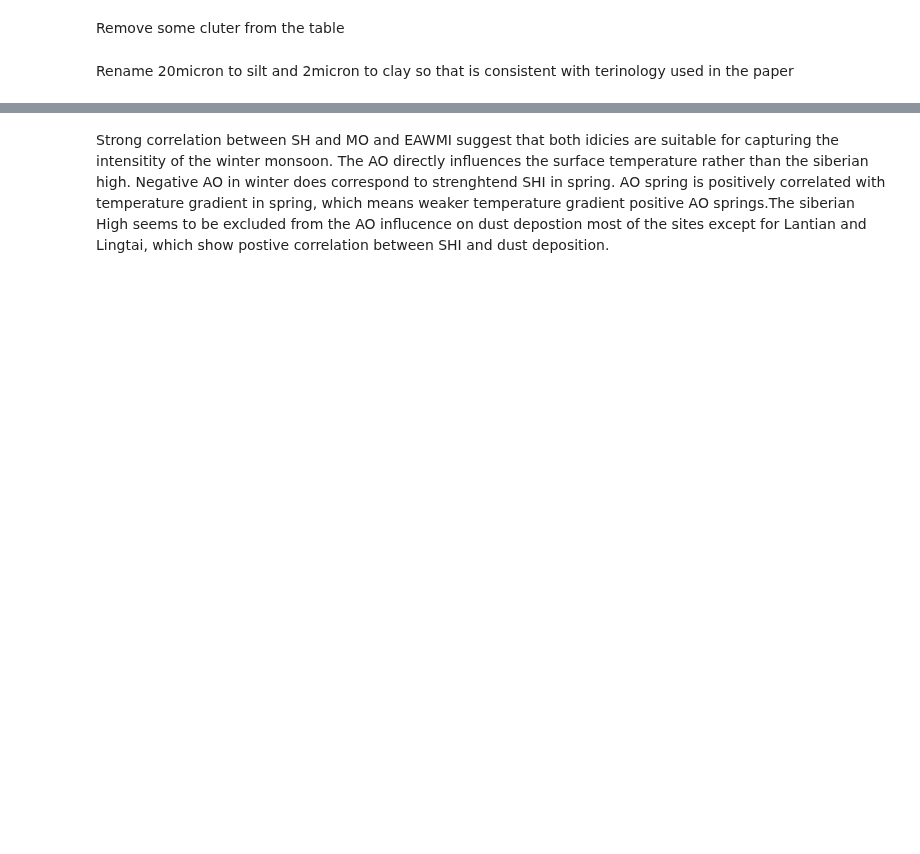
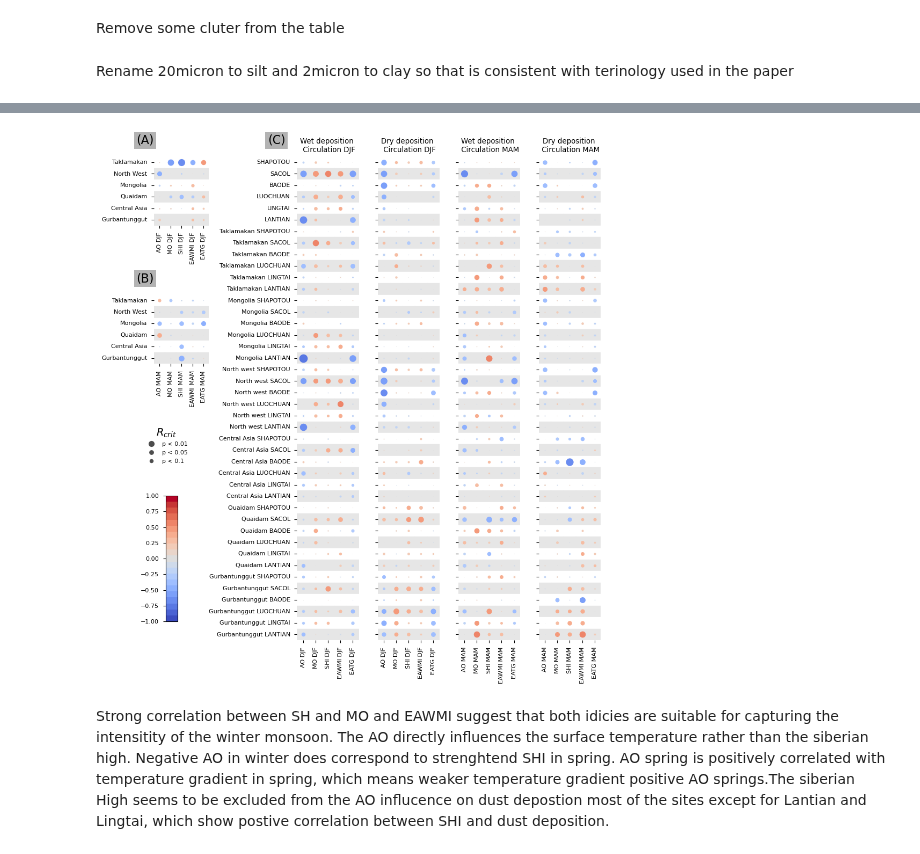
Before and after one commit to MasterOnDust/AGU_JGR_CLP_SOURCE_WORKFLOW, a Jupyter notebook: Master_thesis_UiO_workflow/workflow/notebooks/AGU_paper_figures/Plot_correlation_matrix_v2.py.ipynb, the cells around one changed output, grey strips where cells are left out. Saved outputs shown, nothing was run; the diff lists cells and outputs as text; code cells hidden in the pictures; blank space fills up the shorter version.

Commit message:
re arange plot

```diff
--- a/Master_thesis_UiO_workflow/workflow/notebooks/AGU_paper_figures/Plot_correlation_matrix_v2.py.ipynb
+++ b/Master_thesis_UiO_workflow/workflow/notebooks/AGU_paper_figures/Plot_correlation_matrix_v2.py.ipynb
@@ -163,3 +90,75 @@ if to_file:
+# %%
+def plot_corrs(detrended):
+    fig,ax = plt.subplots(figsize=(7.3,11.7), ncols=4, sharey=True,)
+    windicies = ['AO DJF','MO DJF', 'SHI DJF','EAWMI DJF', 'EATG DJF']
+    sinidcies = ['AO MAM','MO MAM', 'SHI MAM','EAWMI MAM','EATG MAM']
+    winter_correlation = detrended[new_column_names+windicies].corr()[windicies]
+    spring_correlation = detrended[new_column_names+sinidcies].corr()[sinidcies]
+
+    wetdep_names = [f'{s} {loc} {tag}' for s, loc, tag in product(new_regions ,locs, ['wetdep'])]
+    drydep_names = [f'{s} {loc} {tag}' for s, loc, tag in product(new_regions ,locs, ['drydep'])]
+    wcorr_dd = winter_correlation.drop(wetdep_names+windicies, axis=0)
+    wcorr_dw = winter_correlation.drop(drydep_names+windicies, axis=0)
+    scorr_dd = spring_correlation.drop(wetdep_names+sinidcies, axis=0)
+    scorr_dw = spring_correlation.drop(drydep_names+sinidcies, axis=0)
+
+    data = {'Wet deposition \n Circulation DJF': wcorr_dw,
+           'Dry deposition \n Circulation DJF': wcorr_dd,
+           'Wet deposition \n Circulation MAM' : scorr_dw,
+           'Dry deposition \n Circulation MAM': scorr_dd}
+
+    cmap = matplotlib.cm.get_cmap('coolwarm',21)
+
+
+
+    for dn,axi in zip(data,ax):
+        axi.set_title(dn)
+        sns.heatmap(data[dn],ax=axi, cmap=cmap, vmin=-1, vmax=1,cbar=False)
+        create_bubbles(data[dn],axi)
+    ytickslabs = [' '.join(i.split(' ')[:-1]).strip() for i in wcorr_dd.index]
+    ax[0].set_yticklabels(ytickslabs)
+    ax[0].text(0.05,0.90,'(C)', transform=fig.transFigure, fontsize=16,
+              bbox=dict(facecolor='0.7', edgecolor='none', pad=3.0))
+    plt.subplots_adjust(wspace=0.3)
+    ax4 = fig.add_axes([-0.24,0.77,0.14,0.11])
+    skeys = ['Taklamakan','North West', 'Mongolia', 'Quaidam', 'Central Asia', 'Gurbantunggut']
+    emi_wintercorr = detrended[skeys+windicies].corr()[windicies]
+    sns.heatmap(emi_wintercorr.drop(windicies, axis=0),ax=ax4, cmap=cmap, vmin=-1, vmax=1,cbar=False)
+    create_bubbles(emi_wintercorr.drop(windicies, axis=0),ax4)
+    # ax4.yaxis.set_label_position("right")
+    # ax4.yaxis.tick_right()
+    ax4.tick_params(axis='y', labelrotation = 0)
+    ax4.text(-0.285,0.9,'(A)', transform=fig.transFigure,
+             fontsize=16,bbox=dict(facecolor='0.7', edgecolor='none', pad=3.0))
+
+    emi_spring = detrended[skeys+sinidcies]
+    emi_springcorr = emi_spring.corr()[sinidcies]
+    ax5 = fig.add_axes([-0.24,0.55,0.14,0.11])
+    sns.heatmap(emi_springcorr.drop(sinidcies, axis=0),ax=ax5, cmap=cmap, vmin=-1, vmax=1,cbar=False)
+    create_bubbles(emi_springcorr.drop(sinidcies, axis=0),ax5)
+    # ax5.yaxis.set_label_position("right")
+    # ax5.yaxis.tick_right()
+    ax5.tick_params(axis='y', labelrotation = 0)
+
+    ax5.text(-0.285,0.68,'(B)', transform=fig.transFigure,
+             fontsize=16,bbox=dict(facecolor='0.7', edgecolor='none', pad=3.0))
+    cax=fig.add_axes([-0.21,0.14,0.03,0.2])
+    fig.colorbar(cm.ScalarMappable(norm=matplotlib.colors.Normalize(vmin=-1, vmax=1),cmap=cmap),cax=cax)
+    cax.yaxis.set_ticks_position('left')
+    critical_correlations = { 'p < 0.01':0.537,'p < 0.05':0.423,'p < 0.1':0.360,}
+    # Taken from correlation table https://www.statisticssolutions.com/free-resources/directory-of-statistical-analyses/pearsons-correlation-coefficient/table-of-critical-values-pearson-correlation/
+    handles = [
+        matplotlib.lines.Line2D([0],[i], color='0.3', marker='o',markersize=15*critical_correlations[k], linestyle='') for i, k in enumerate(critical_correlations)
+        ]
+    labels = [k for k in critical_correlations]
+
+    legend = fig.legend(handles, labels, bbox_to_anchor= [-.14,0.42],loc='center right', frameon=False)
+    legend.set_title('$R_{crit}$', prop=dict(size=14))
+plot_corrs(detrended_silt)
+if to_file:
+    plt.savefig(snakemake.output.outpath_silt,bbox_inches='tight')
+# %% [output]
+[figure, added]
 # %% [markdown]
 Strong correlation between SH and MO and EAWMI suggest that both idicies are suitable for capturing the intensitity of the winter monsoon. The AO directly influences the surface temperature rather than the siberian high. Negative AO in winter does correspond to strenghtend SHI in spring. AO spring is positively correlated with temperature gradient in spring, which means weaker temperature gradient positive AO springs.The siberian High seems to be excluded from the AO influcence on dust depostion most of the sites except for Lantian and Lingtai, which show postive correlation between SHI and dust deposition.
 # %%
```
Also changed, not shown: parts of 2 cells of this notebook.
